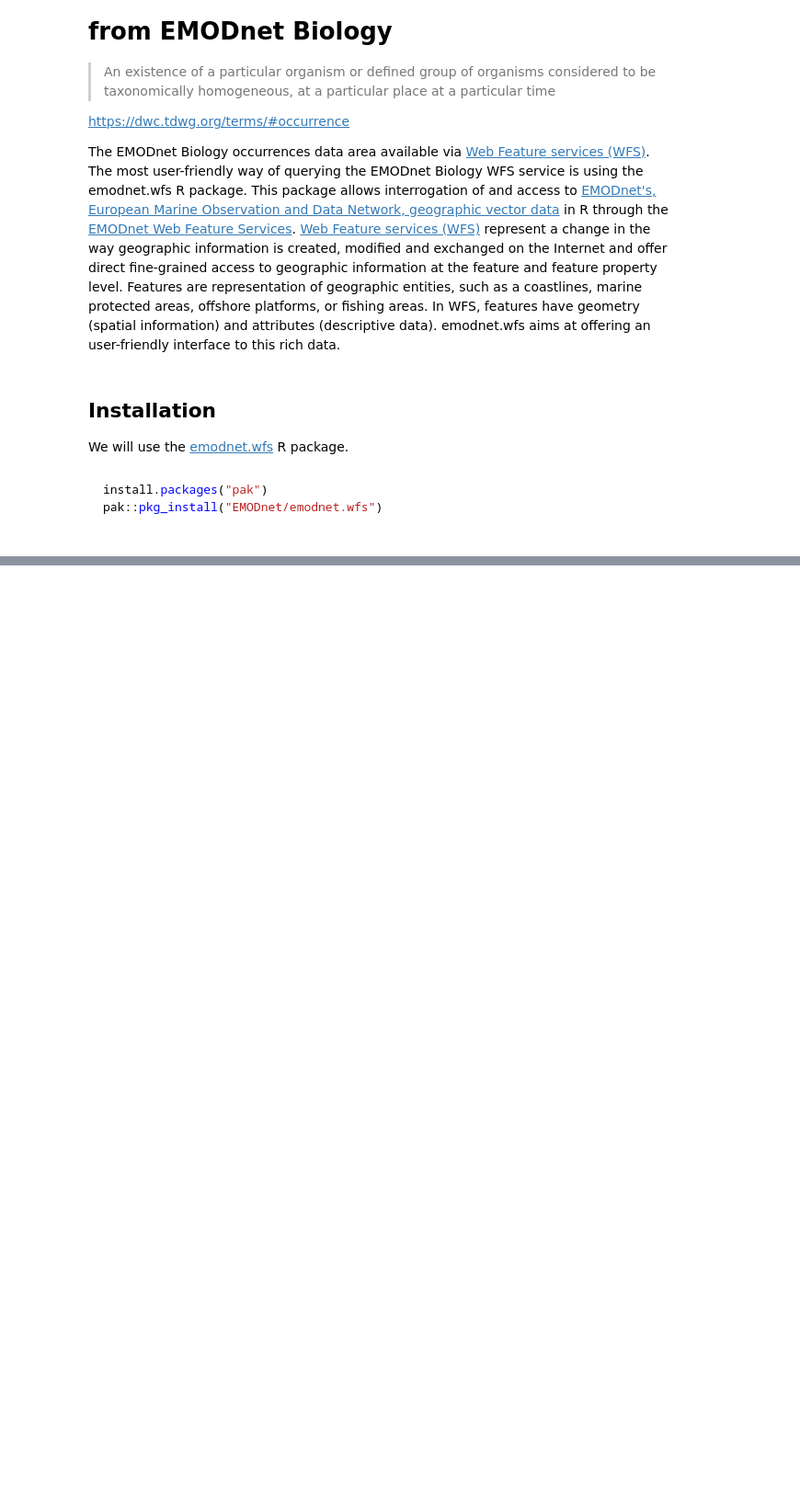
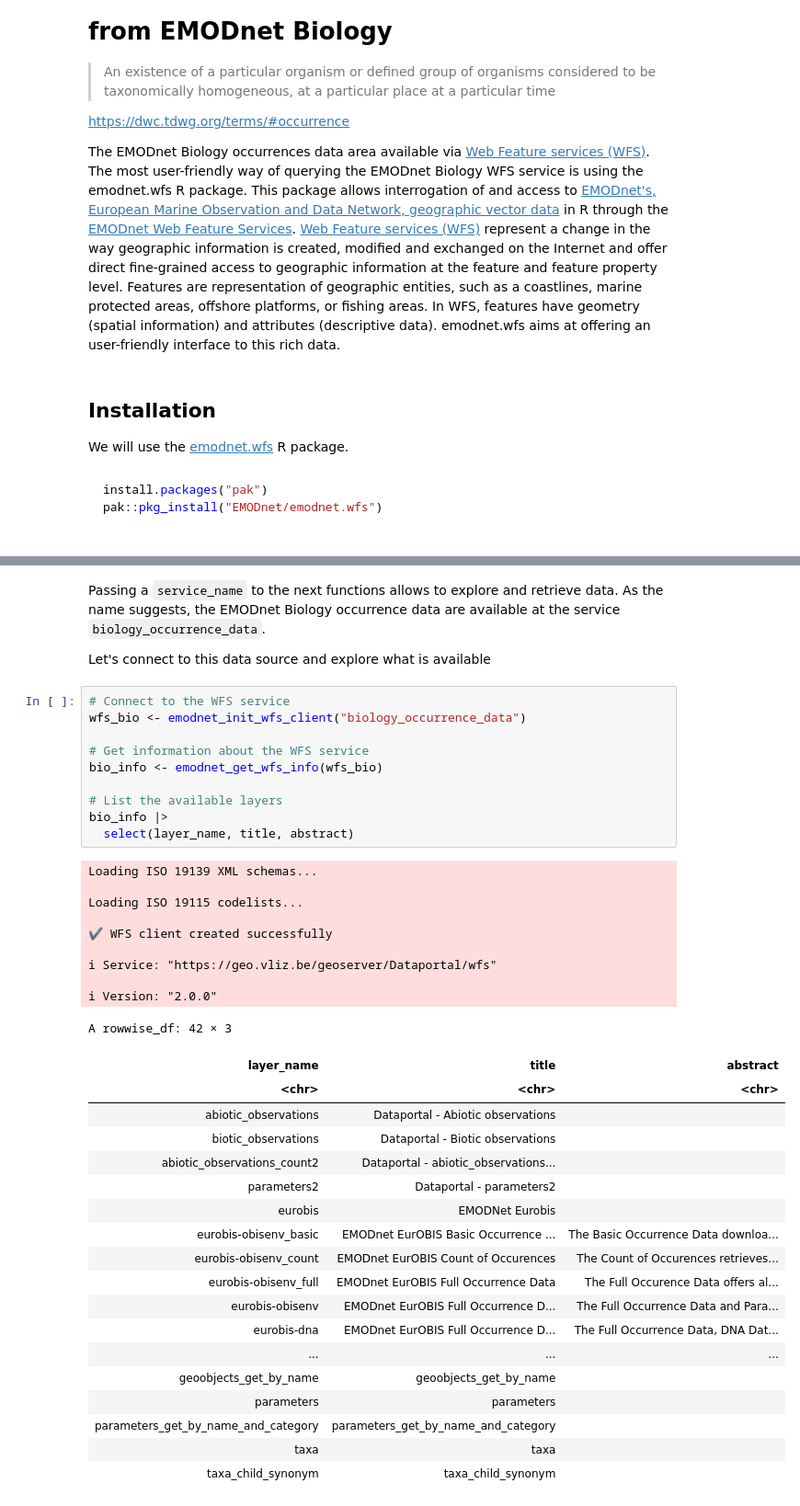
Before and after one commit to EMODnet/EMODnet-Biology-UN-Decade-webinar, a Jupyter notebook: notebooks/00_EMODnet_Biology_read_occurrence_data.ipynb, the cells around one changed output, grey strips where cells are left out. Shown at 92% size. Saved outputs shown, nothing was run; the diff lists cells and outputs as text; blank space fills up the shorter version.

```diff
--- a/notebooks/00_EMODnet_Biology_read_occurrence_data.ipynb
+++ b/notebooks/00_EMODnet_Biology_read_occurrence_data.ipynb
@@ -142,0 +73,43 @@ You can find more information about the terms returned by each download type in
+# %% [markdown]
+Passing a `service_name` to the next functions allows to explore and retrieve data. As the name suggests, the EMODnet Biology occurrence data are available at the service `biology_occurrence_data`.
+
+Let's connect to this data source and explore what is available
+# %%
+# Connect to the WFS service
+wfs_bio <- emodnet_init_wfs_client("biology_occurrence_data")
+
+# Get information about the WFS service
+bio_info <- emodnet_get_wfs_info(wfs_bio)
+
+# List the available layers
+bio_info |>
+  select(layer_name, title, abstract)
+# %% [output]
+Loading ISO 19139 XML schemas...
+
+Loading ISO 19115 codelists...
+
+✔ WFS client created successfully
+
+ℹ Service: "https://geo.vliz.be/geoserver/Dataportal/wfs"
+
+ℹ Version: "2.0.0"
+A rowwise_df: 42 × 3
+| layer_name | title | abstract |
+| <chr> | <chr> | <chr> |
+| abiotic_observations | Dataportal - Abiotic observations |  |
+| biotic_observations | Dataportal - Biotic observations |  |
+| abiotic_observations_count2 | Dataportal - abiotic_observations... |  |
+| parameters2 | Dataportal - parameters2 |  |
+| eurobis | EMODNet Eurobis |  |
+| eurobis-obisenv_basic | EMODnet EurOBIS Basic Occurrence ... | The Basic Occurrence Data downloa... |
+| eurobis-obisenv_count | EMODnet EurOBIS Count of Occurences | The Count of Occurences retrieves... |
+| eurobis-obisenv_full | EMODnet EurOBIS Full Occurrence Data | The Full Occurence Data offers al... |
+| eurobis-obisenv | EMODnet EurOBIS Full Occurrence D... | The Full Occurrence Data and Para... |
+| eurobis-dna | EMODnet EurOBIS Full Occurrence D... | The Full Occurrence Data, DNA Dat... |
+| ... | ... | ... |
+| geoobjects_get_by_name | geoobjects_get_by_name |  |
+| parameters | parameters |  |
+| parameters_get_by_name_and_category | parameters_get_by_name_and_category |  |
+| taxa | taxa |  |
+| taxa_child_synonym | taxa_child_synonym |  |
```
Also changed, not shown: parts of 28 cells of this notebook, 1 other file.
